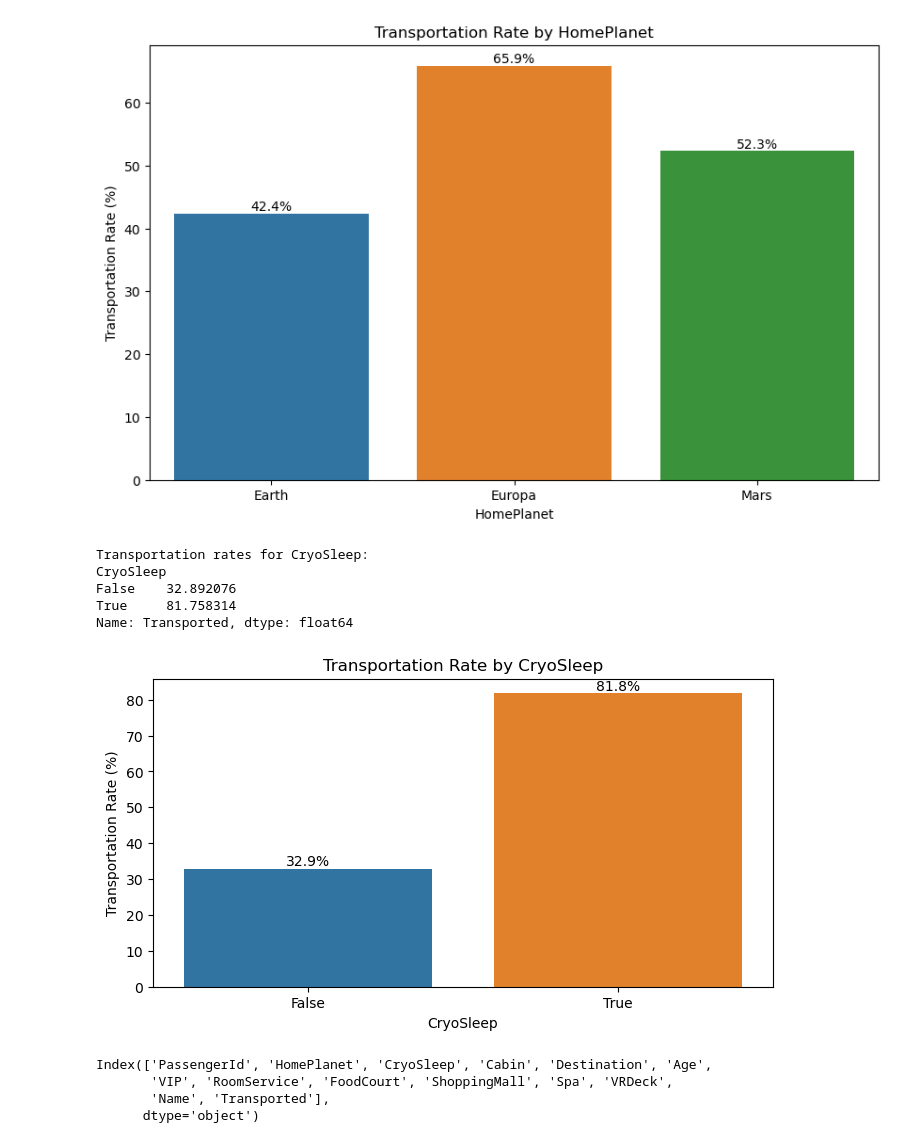
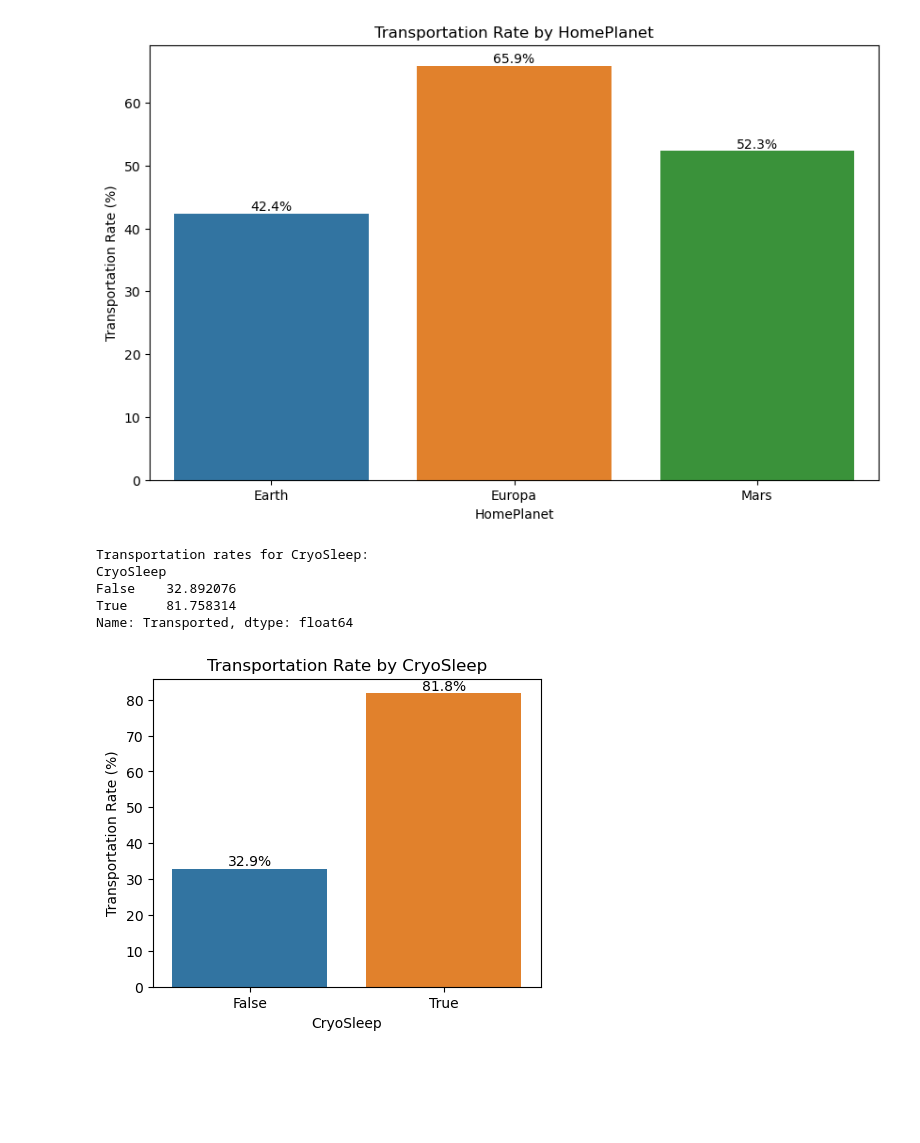
Before and after one commit to musahussain1/Assignment-2-Spaceship-Titanic, a Jupyter notebook: Spaceship Titanic Modeling Code.ipynb, the cells around one changed output. Drawn from its saved outputs; the diff is of its cells as text; code cells hidden in the pictures; blank space fills up the shorter version.

Commit message:
Bivariate Charts

```diff
--- a/Spaceship Titanic Modeling Code.ipynb
+++ b/Spaceship Titanic Modeling Code.ipynb
@@ -413,19 +413,12 @@ Mars      52.302445
 Name: Transported, dtype: float64
 [figure]
 # %%
-# Analyzing transportation rate by HomePlanet
-transportation_rate_by_category(training_data, 'CryoSleep', (8, 4))
+# Analyzing transportation rate by CryoSleep
+transportation_rate_by_category(training_data, 'CryoSleep', (5, 4))
 # %% [output]
 Transportation rates for CryoSleep:
 CryoSleep
 False    32.892076
 True     81.758314
 Name: Transported, dtype: float64
-[figure, old version]
+[figure, new version]
-# %%
-training_data.columns
-# %% [output]
-Index(['PassengerId', 'HomePlanet', 'CryoSleep', 'Cabin', 'Destination', 'Age',
-       'VIP', 'RoomService', 'FoodCourt', 'ShoppingMall', 'Spa', 'VRDeck',
-       'Name', 'Transported'],
-      dtype='object')
```
Also changed, not shown: parts of 2 cells of this notebook.
